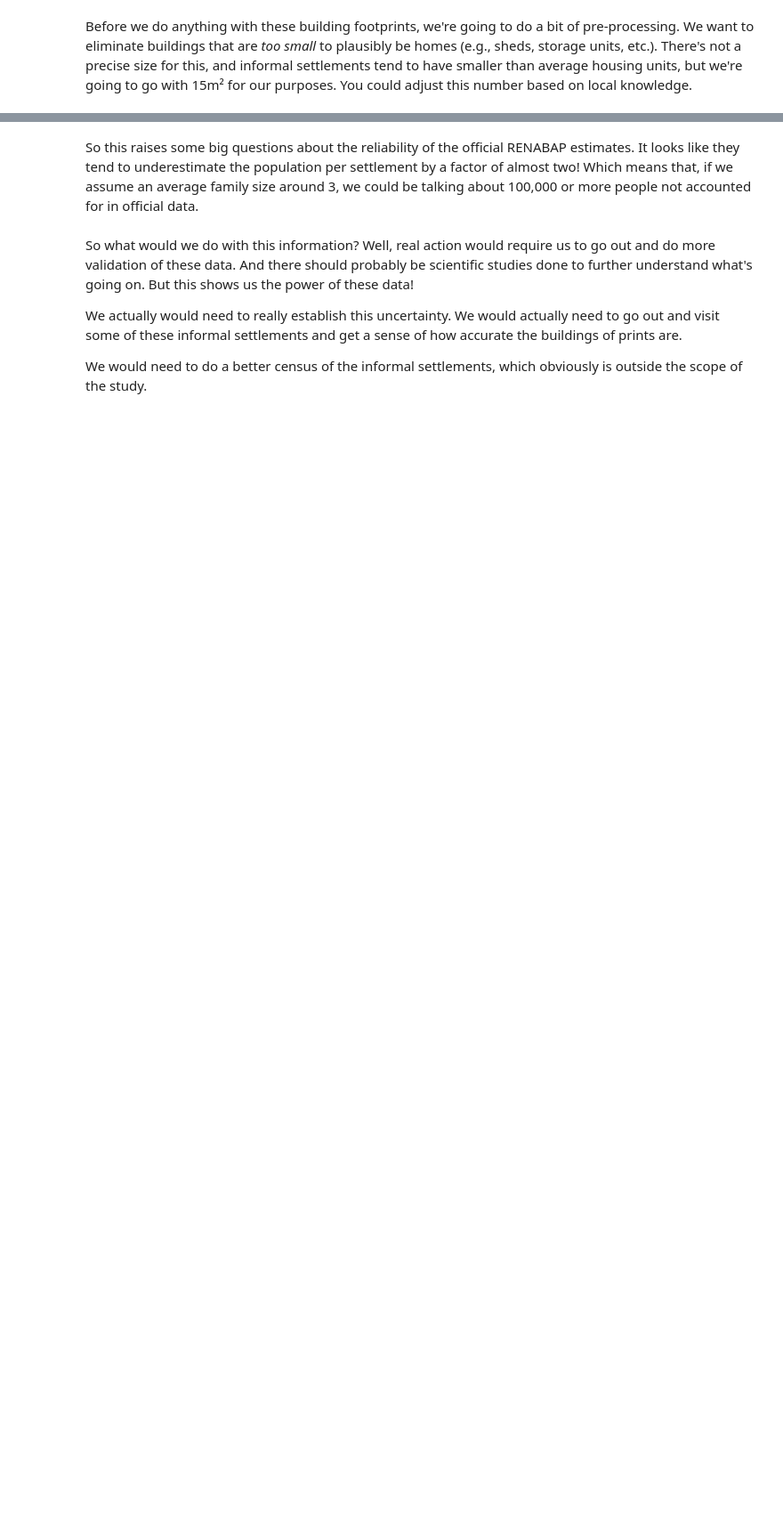
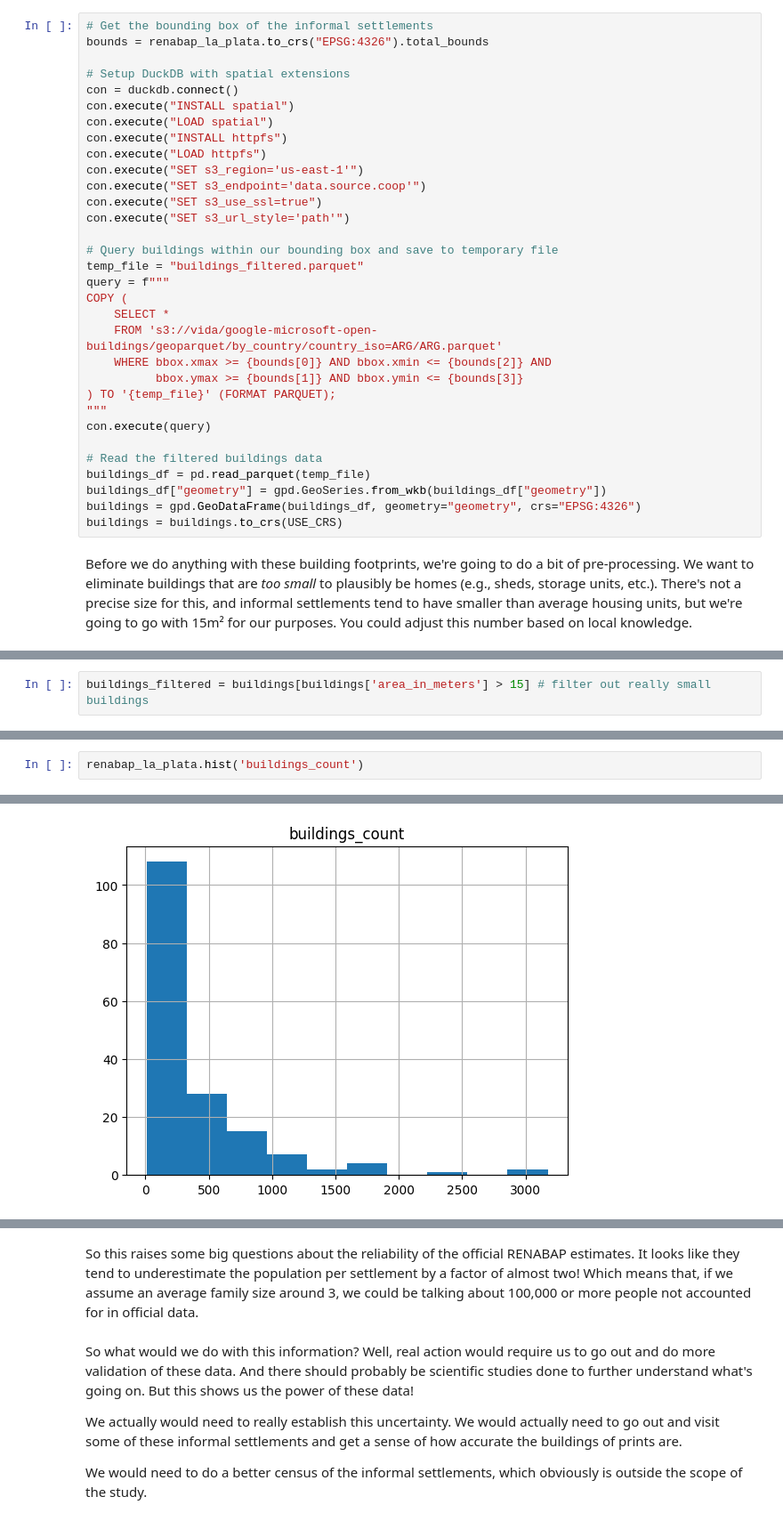
Before and after one commit to nlebovits/datos-escala-humana, a Jupyter notebook: es/datos-abiertos/unidad_2_soluciones.ipynb, the cells around one changed output, grey strips where cells are left out. Shown at 89% size. Cells and saved outputs as stored; diff of their text form; blank space fills up the shorter version.

```diff
--- a/es/datos-abiertos/unidad_2_soluciones.ipynb
+++ b/es/datos-abiertos/unidad_2_soluciones.ipynb
@@ -453,2 +451,34 @@ We're going to use a tool called DuckDB to pull these in. DuckDB is a kind of da
+# %%
+# Get the bounding box of the informal settlements
+bounds = renabap_la_plata.to_crs("EPSG:4326").total_bounds
+
+# Setup DuckDB with spatial extensions
+con = duckdb.connect()
+con.execute("INSTALL spatial")
+con.execute("LOAD spatial")
+con.execute("INSTALL httpfs")
+con.execute("LOAD httpfs")
+con.execute("SET s3_region='us-east-1'")
+con.execute("SET s3_endpoint='data.source.coop'")
+con.execute("SET s3_use_ssl=true")
+con.execute("SET s3_url_style='path'")
+
+# Query buildings within our bounding box and save to temporary file
+temp_file = "buildings_filtered.parquet"
+query = f"""
+COPY (
+    SELECT *
+    FROM 's3://vida/google-microsoft-open-buildings/geoparquet/by_country/country_iso=ARG/ARG.parquet'
+    WHERE bbox.xmax >= {bounds[0]} AND bbox.xmin <= {bounds[2]} AND
+          bbox.ymax >= {bounds[1]} AND bbox.ymin <= {bounds[3]}
+) TO '{temp_file}' (FORMAT PARQUET);
+"""
+con.execute(query)
+
+# Read the filtered buildings data
+buildings_df = pd.read_parquet(temp_file)
+buildings_df["geometry"] = gpd.GeoSeries.from_wkb(buildings_df["geometry"])
+buildings = gpd.GeoDataFrame(buildings_df, geometry="geometry", crs="EPSG:4326")
+buildings = buildings.to_crs(USE_CRS)
 # %% [markdown]
 Before we do anything with these building footprints, we're going to do a bit of pre-processing. We want to eliminate buildings that are _too small_ to plausibly be homes (e.g., sheds, storage units, etc.). There's not a precise size for this, and informal settlements tend to have smaller than average housing units, but we're going to go with 15m² for our purposes. You could adjust this number based on local knowledge.
@@ -462,0 +493,2 @@ We can map a couple of our outliers here, comparing the number of families estim
+# %%
+buildings_filtered = buildings[buildings['area_in_meters'] > 15] # filter out really small buildings
@@ -462,0 +542,3 @@ We can map a couple of our outliers here, comparing the number of families estim
+# %%
+renabap_la_plata.hist('buildings_count')
+# %% [output]
@@ -462,0 +546 @@ We can map a couple of our outliers here, comparing the number of families estim
+[figure, added]
```
Also changed, not shown: parts of 70 cells of this notebook, 1 other file.
